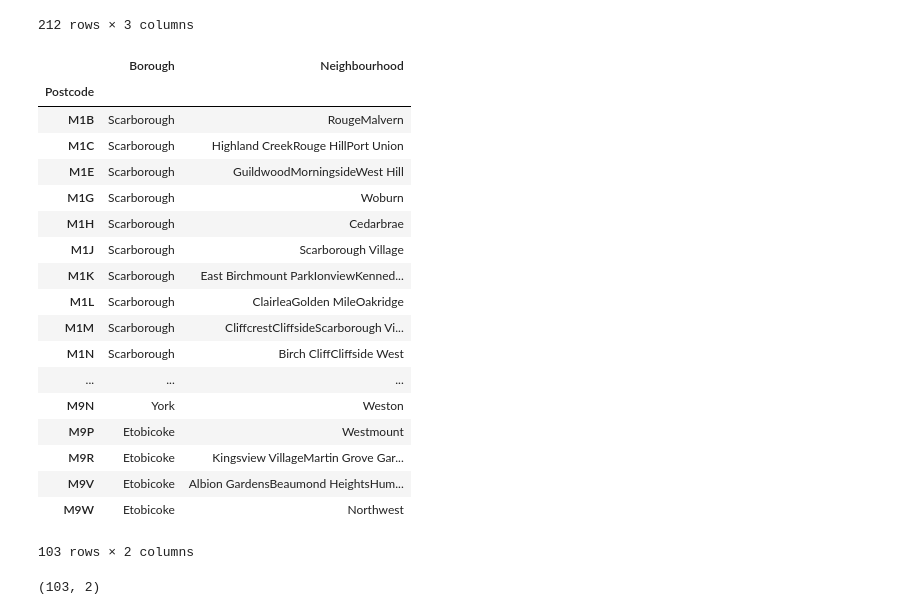
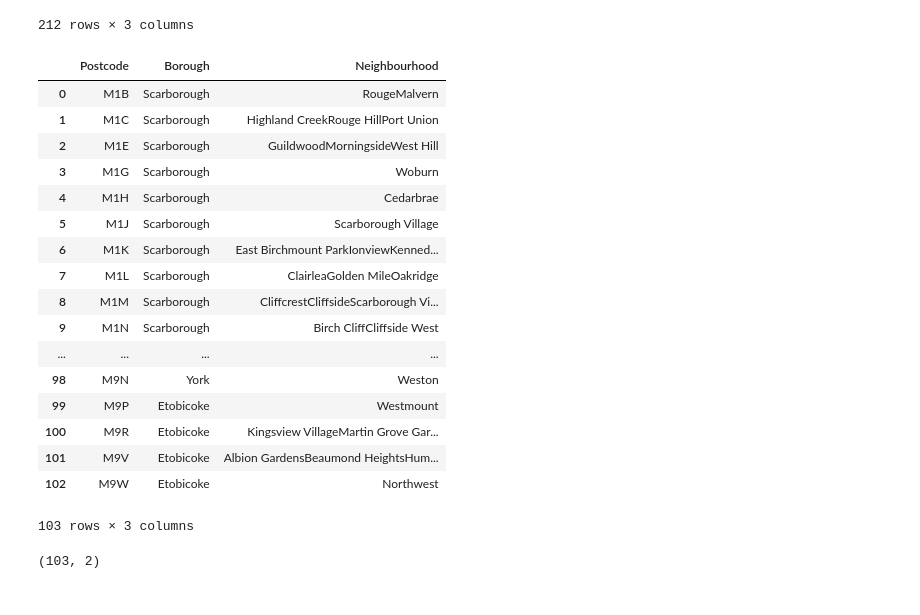
Before and after one commit to vitasus/Capstone, a Jupyter notebook: Neighborhoods in Toronto.ipynb, the cells around one changed output. Saved outputs shown, nothing was run; the diff lists cells and outputs as text; code cells hidden in the pictures.

```diff
--- a/Neighborhoods in Toronto.ipynb
+++ b/Neighborhoods in Toronto.ipynb
@@ -108,31 +108,30 @@ dff
 # %%
 def tmp(group_series):
     if (group_series==group_series.iloc[0]).all():
         return group_series.iloc[0]
     else:
         return group_series.sum()
-dff2=dff.groupby('Postcode').agg(tmp)
+dff2=dff.groupby('Postcode').agg(tmp).reset_index()  # combining rows
 dff2
 # %% [output]
-|  | Borough | Neighbourhood |
-| Postcode |  |  |
-| M1B | Scarborough | RougeMalvern |
-| M1C | Scarborough | Highland CreekRouge HillPort Union |
-| M1E | Scarborough | GuildwoodMorningsideWest Hill |
-| M1G | Scarborough | Woburn |
-| M1H | Scarborough | Cedarbrae |
-| M1J | Scarborough | Scarborough Village |
-| M1K | Scarborough | East Birchmount ParkIonviewKenned... |
-| M1L | Scarborough | ClairleaGolden MileOakridge |
-| M1M | Scarborough | CliffcrestCliffsideScarborough Vi... |
-| M1N | Scarborough | Birch CliffCliffside West |
-| ... | ... | ... |
-| M9N | York | Weston |
-| M9P | Etobicoke | Westmount |
-| M9R | Etobicoke | Kingsview VillageMartin Grove Gar... |
-| M9V | Etobicoke | Albion GardensBeaumond HeightsHum... |
-| M9W | Etobicoke | Northwest |
+|  | Postcode | Borough | Neighbourhood |
+| 0 | M1B | Scarborough | RougeMalvern |
+| 1 | M1C | Scarborough | Highland CreekRouge HillPort Union |
+| 2 | M1E | Scarborough | GuildwoodMorningsideWest Hill |
+| 3 | M1G | Scarborough | Woburn |
+| 4 | M1H | Scarborough | Cedarbrae |
+| 5 | M1J | Scarborough | Scarborough Village |
+| 6 | M1K | Scarborough | East Birchmount ParkIonviewKenned... |
+| 7 | M1L | Scarborough | ClairleaGolden MileOakridge |
+| 8 | M1M | Scarborough | CliffcrestCliffsideScarborough Vi... |
+| 9 | M1N | Scarborough | Birch CliffCliffside West |
+| ... | ... | ... | ... |
+| 98 | M9N | York | Weston |
+| 99 | M9P | Etobicoke | Westmount |
+| 100 | M9R | Etobicoke | Kingsview VillageMartin Grove Gar... |
+| 101 | M9V | Etobicoke | Albion GardensBeaumond HeightsHum... |
+| 102 | M9W | Etobicoke | Northwest |
-103 rows × 2 columns
+103 rows × 3 columns
 # %%
 dff2.shape
 # %% [output]
```
Also changed, not shown: parts of 2 cells of this notebook.
